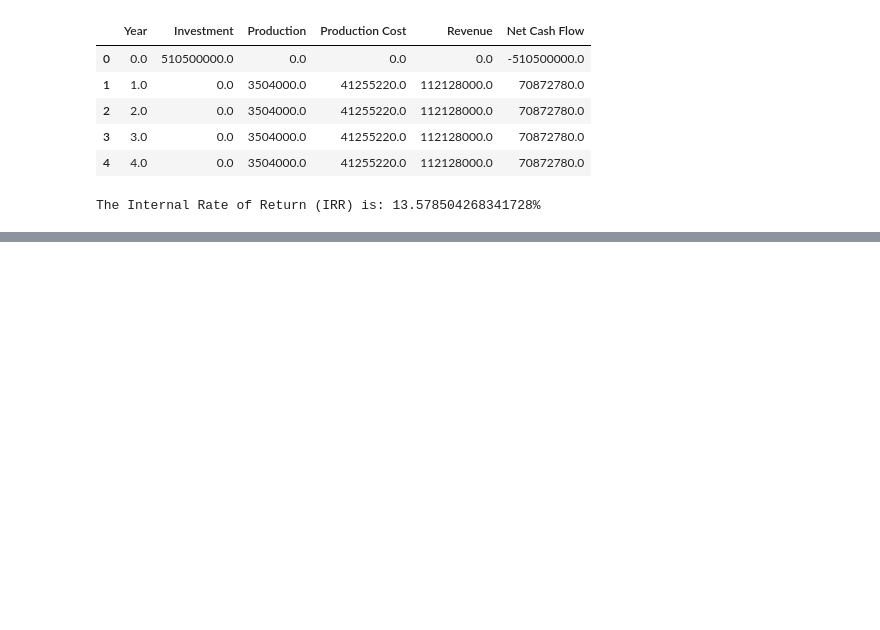
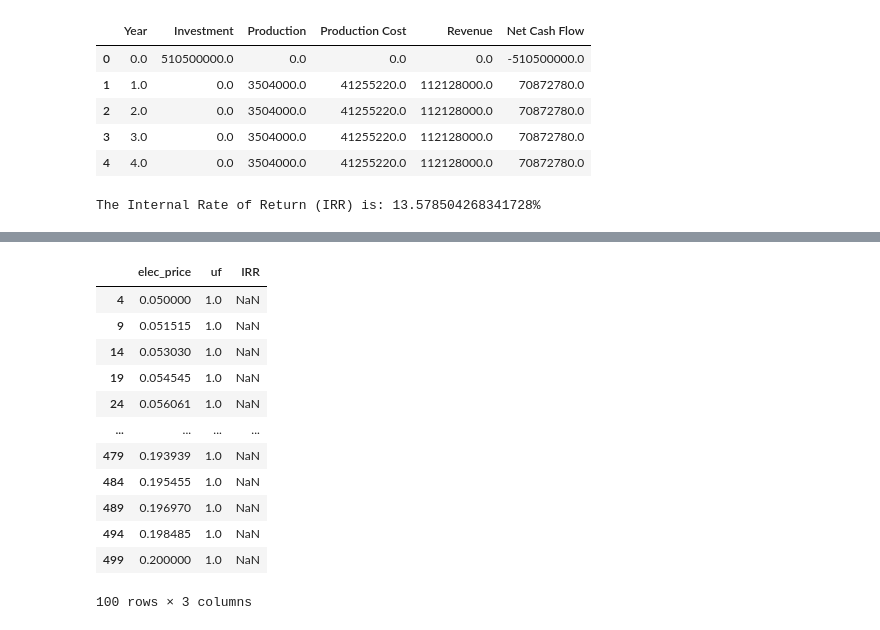
Before and after one commit to SaM-92/Optimisation-openai, a Jupyter notebook: notebook1_generation_cap.ipynb, the cells around one changed output, grey strips where cells are left out. Cells and saved outputs as stored; diff of their text form; code cells hidden in the pictures; blank space fills up the shorter version.

```diff
--- a/notebook1_generation_cap.ipynb
+++ b/notebook1_generation_cap.ipynb
@@ -70,0 +134,16 @@ The Internal Rate of Return (IRR) is: 13.578504268341728%
+# %%
+df_uf
+# %% [output]
+|  | elec_price | uf | IRR |
+| 4 | 0.050000 | 1.0 | NaN |
+| 9 | 0.051515 | 1.0 | NaN |
+| 14 | 0.053030 | 1.0 | NaN |
+| 19 | 0.054545 | 1.0 | NaN |
+| 24 | 0.056061 | 1.0 | NaN |
+| ... | ... | ... | ... |
+| 479 | 0.193939 | 1.0 | NaN |
+| 484 | 0.195455 | 1.0 | NaN |
+| 489 | 0.196970 | 1.0 | NaN |
+| 494 | 0.198485 | 1.0 | NaN |
+| 499 | 0.200000 | 1.0 | NaN |
+100 rows × 3 columns
```
Also changed, not shown: parts of 2 cells of this notebook.
